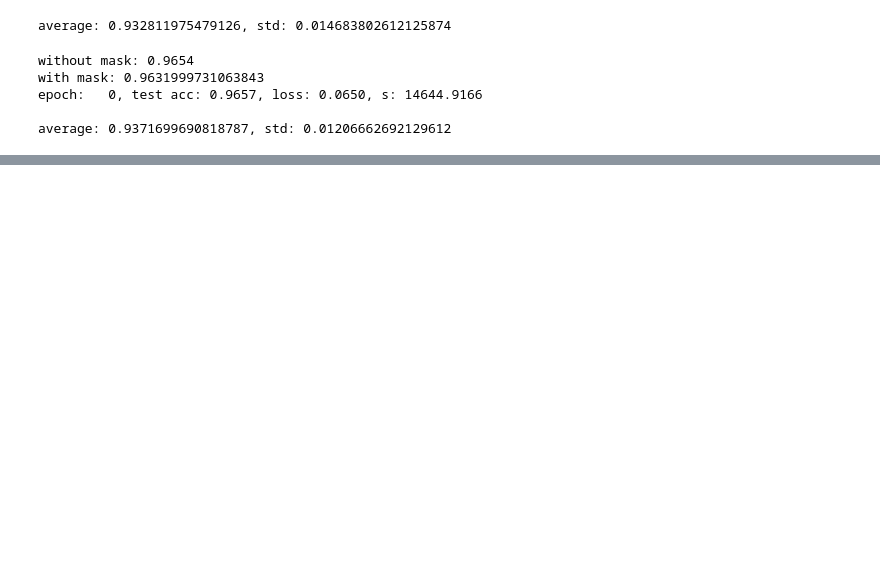
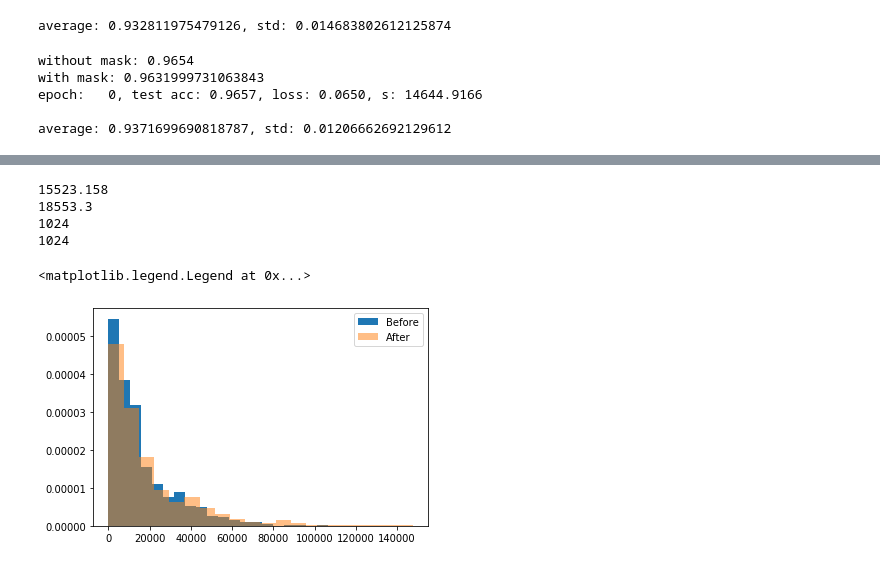
Before and after one commit to MariusAnje/SWIM, a Jupyter notebook: test_second_remove.ipynb, the cells around one changed output, grey strips where cells are left out. Cells and saved outputs as stored; diff of their text form; code cells hidden in the pictures; blank space fills up the shorter version.

```diff
--- a/test_second_remove.ipynb
+++ b/test_second_remove.ipynb
@@ -225,0 +248,15 @@ _ = plt.hist(fc3_gradS,100)
+# %%
+_ = plt.hist(fc2_gradS_B, bins=20, alpha=1, density=True)
+_ = plt.hist(fc2_gradS_A, bins=20, alpha=0.5, density=True)
+print(fc2_gradS_B.mean())
+print(fc2_gradS_A.mean())
+print(len(fc2_gradS_B))
+print(len(fc2_gradS_A))
+plt.legend(["Before", "After"])
+# %% [output]
+15523.158
+18553.3
+1024
+1024
+<matplotlib.legend.Legend at 0x...>
+[figure, added]
```
Also changed, not shown: parts of 14 cells of this notebook, 2 other files.
